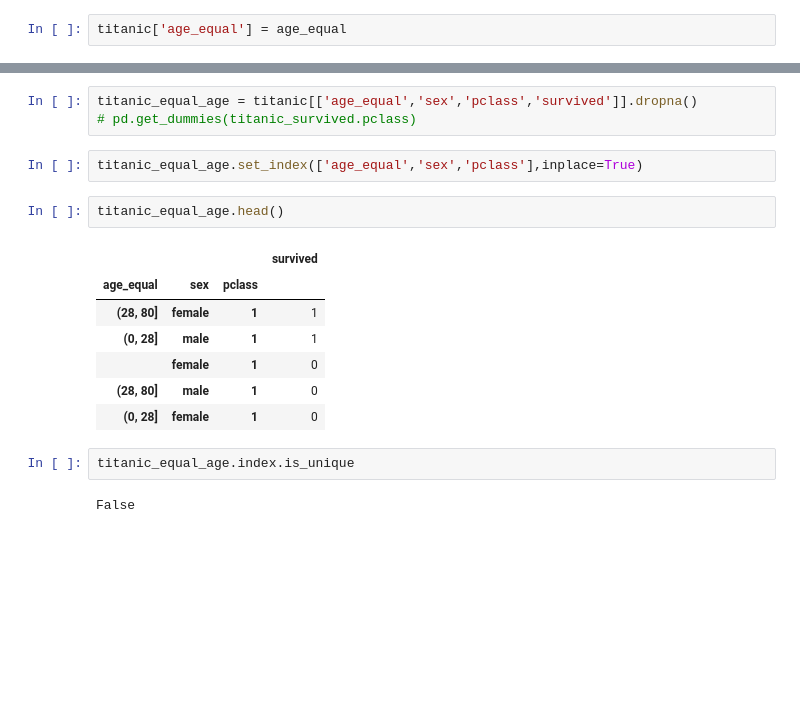
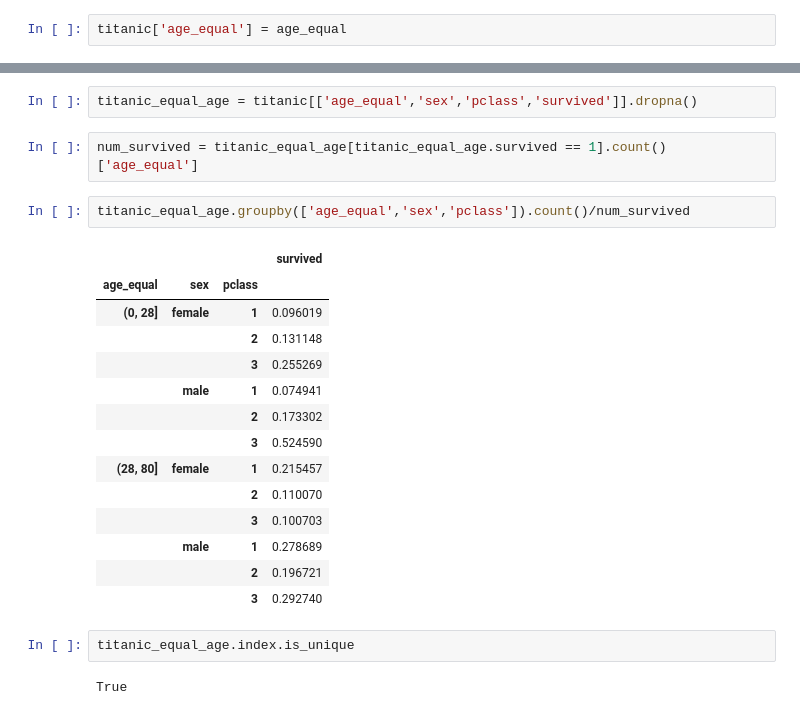
Before and after one commit to odorgergo/ada-rag, a Jupyter notebook: 01 - Pandas and Data Wrangling/Homework 1.ipynb, the cells around one changed output, grey strips where cells are left out. Drawn from its saved outputs; the diff is of its cells as text; blank space fills up the shorter version.

```diff
--- a/01 - Pandas and Data Wrangling/Homework 1.ipynb
+++ b/01 - Pandas and Data Wrangling/Homework 1.ipynb
@@ -329,20 +317,26 @@ titanic.head()
 | 4 | 1 | 0 | Allison, Mrs. Hudson J C (Bessie ... | female | 25.0000 | 1 | 2 | 113781 | 151.5500 | C22 C26 | S | ... |
 # %%
 titanic_equal_age = titanic[['age_equal','sex','pclass','survived']].dropna()
-# pd.get_dummies(titanic_survived.pclass)
+# %%
+num_survived = titanic_equal_age[titanic_equal_age.survived == 1].count()['age_equal']
 # %%
-titanic_equal_age.set_index(['age_equal','sex','pclass'],inplace=True)
+titanic_equal_age.groupby(['age_equal','sex','pclass']).count()/num_survived
+# %% [output]
+|  |  |  | survived |
+| age_equal | sex | pclass |  |
+| (0, 28] | female | 1 | 0.096019 |
+|  |  | 2 | 0.131148 |
+|  |  | 3 | 0.255269 |
+|  | male | 1 | 0.074941 |
+|  |  | 2 | 0.173302 |
+|  |  | 3 | 0.524590 |
+| (28, 80] | female | 1 | 0.215457 |
+|  |  | 2 | 0.110070 |
+|  |  | 3 | 0.100703 |
+|  | male | 1 | 0.278689 |
+|  |  | 2 | 0.196721 |
+|  |  | 3 | 0.292740 |
-# %%
-titanic_equal_age.head()
-# %% [output]
-|  |  |  | survived |
-| age_equal | sex | pclass |  |
-| (28, 80] | female | 1 | 1 |
-| (0, 28] | male | 1 | 1 |
-|  | female | 1 | 0 |
-| (28, 80] | male | 1 | 0 |
-| (0, 28] | female | 1 | 0 |
 # %%
 titanic_equal_age.index.is_unique
 # %% [output]
-False
+True
```
Also changed, not shown: parts of 6 cells of this notebook.
